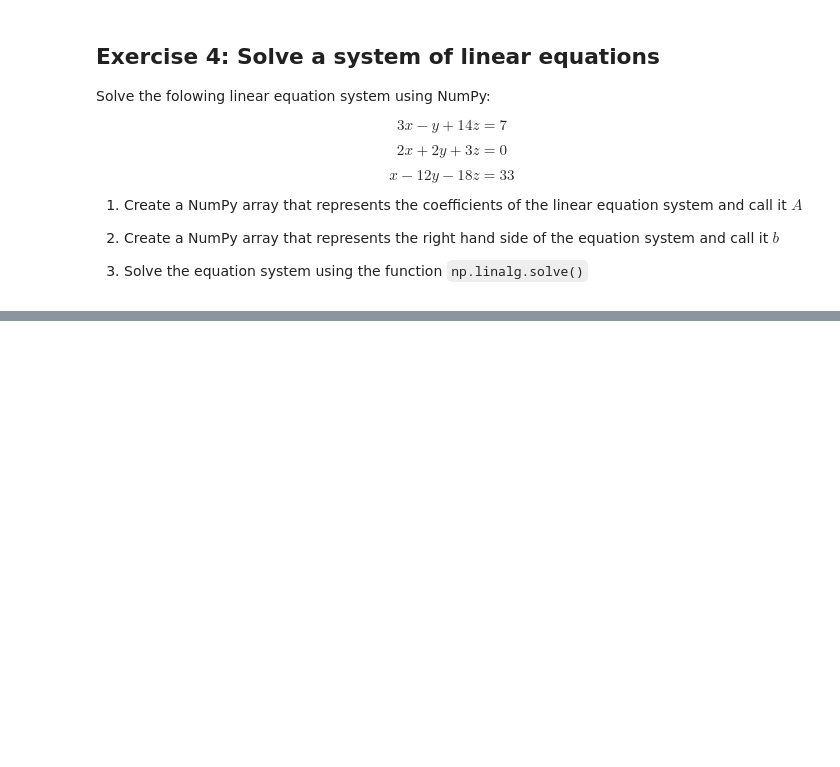
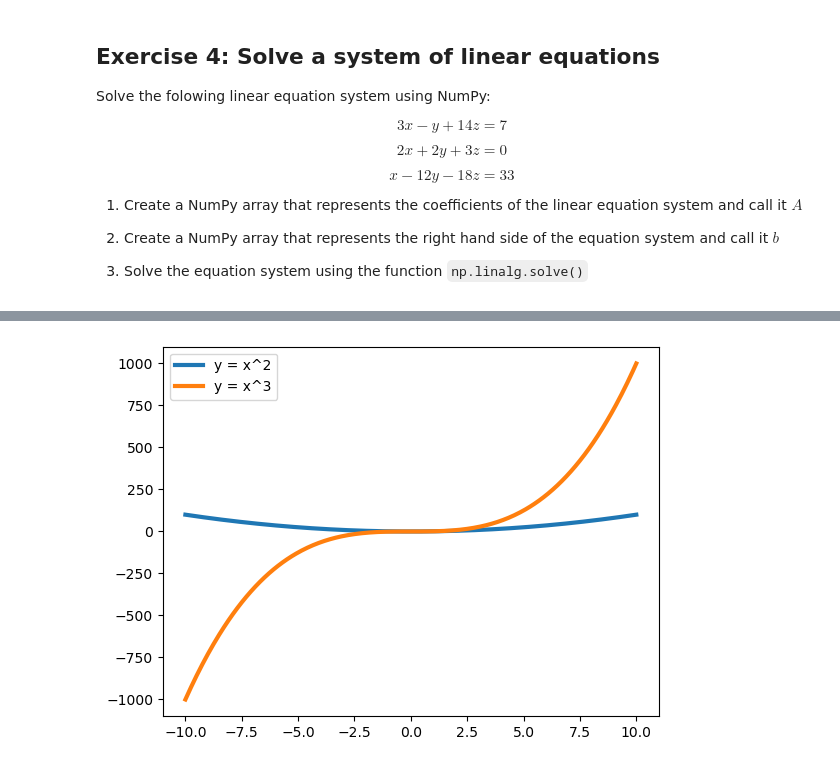
Before and after one commit to wegard/Programming-and-data-management, a Jupyter notebook: Homework_notebooks/Problem_set4_solution.ipynb, the cells around one changed output, grey strips where cells are left out. Saved outputs shown, nothing was run; the diff lists cells and outputs as text; code cells hidden in the pictures; blank space fills up the shorter version.

```diff
--- a/Homework_notebooks/Problem_set4_solution.ipynb
+++ b/Homework_notebooks/Problem_set4_solution.ipynb
@@ -342,0 +674,13 @@ plt.show()
+# %%
+# Solution 4
+
+x = np.linspace(-10, 10, 400)
+y1 = x**2
+y2 = x**3
+
+plt.plot(x, y1, lw=3, label='y = x^2')
+plt.plot(x, y2, lw=3, label='y = x^3')
+plt.legend()
+plt.show()
+# %% [output]
+[figure, added]
```
Also changed, not shown: parts of 56 cells of this notebook, 2 other files.
